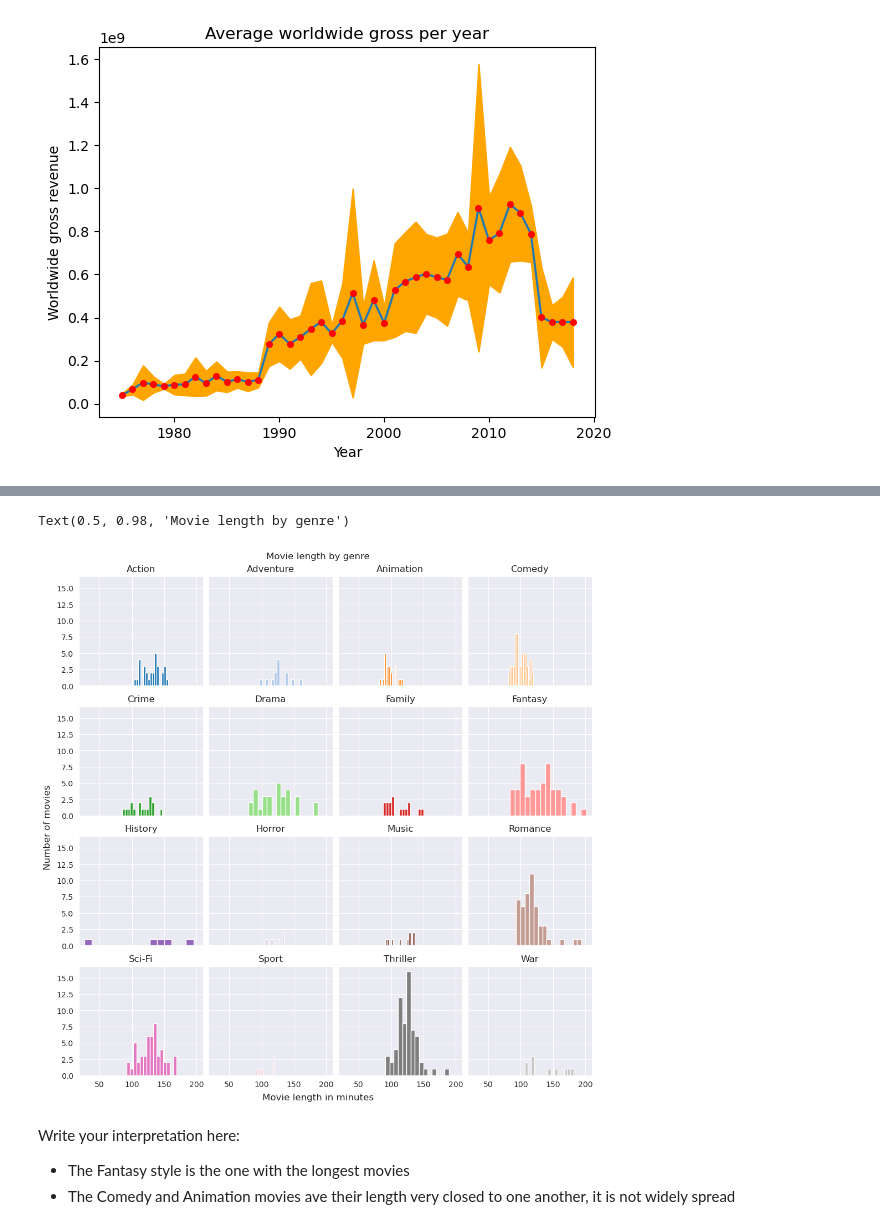
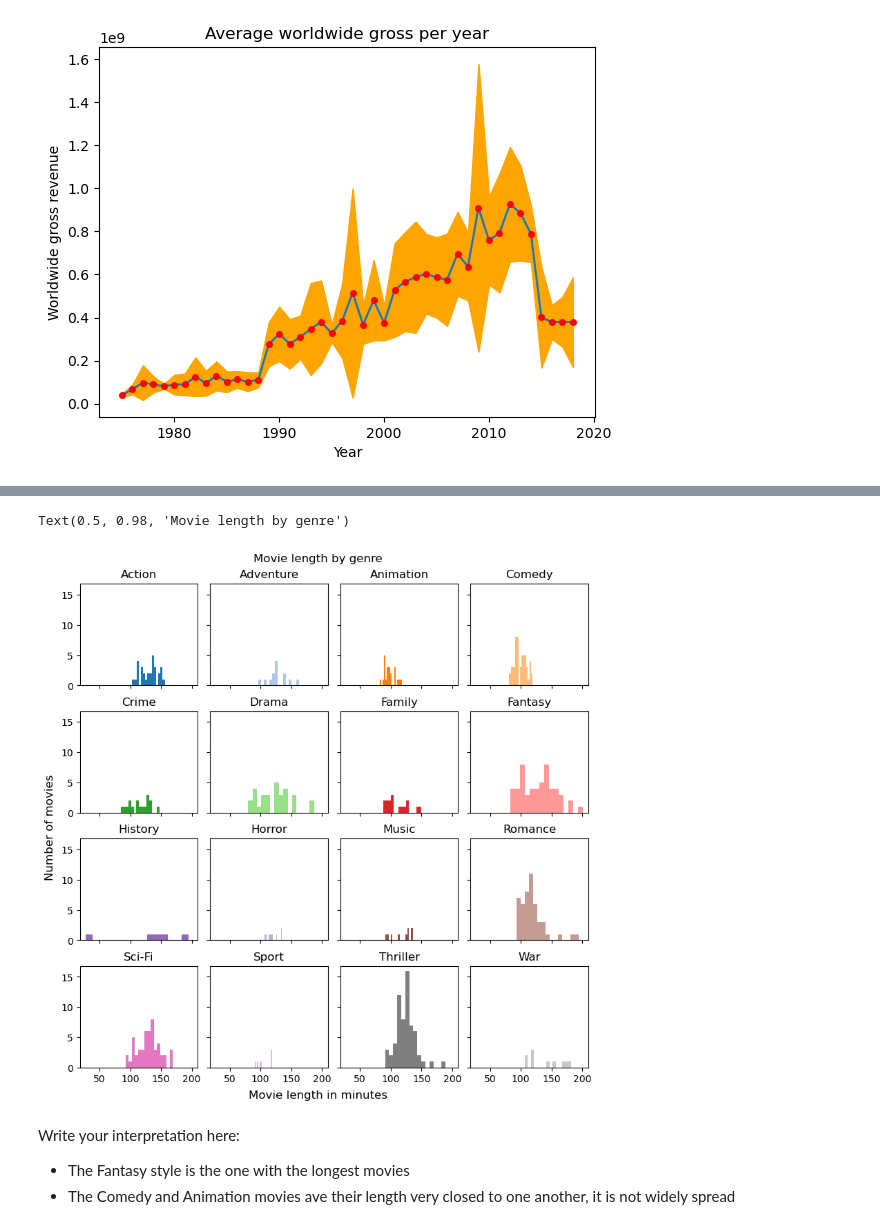
Before and after one commit to david-schroeter/ADA_2023, a Jupyter notebook: Exercises/02 - Data viz and data from the web/Becoming a DataVizard exercise.ipynb, the cells around one changed output, grey strips where cells are left out. Cells and saved outputs as stored; diff of their text form; code cells hidden in the pictures.

```diff
--- a/Exercises/02 - Data viz and data from the web/Becoming a DataVizard exercise.ipynb
+++ b/Exercises/02 - Data viz and data from the web/Becoming a DataVizard exercise.ipynb
@@ -51,6 +51,9 @@ commune_pop = pd.read_excel(data_folder+'communes_pop.xls',skiprows=5,skipfooter
                                                      'variation_ratio'])
 
 pop_per_commune = commune_pop[[name.startswith('......') for name in commune_pop.commune]].copy()
+
+#reset default settings matplotlib
+plt.style.use('default')
 # %% [markdown]
 ### Note:
 #### In case you have trouble opening the "communes_pop.xls" file, try installing an input library: "pip install openpyxl"
@@ -232,22 +236,22 @@ Text(0.5, 1.0, 'Average worldwide gross per year')
 movies_by_genre_length = movies.groupby(movies.Main_Genre)
 # %%
 # Write your code to make 4x4 panel here
-fig, ax = plt.subplots(4, 4, constrained_layout = True, sharex = True, sharey = True)
+fig, ax = plt.subplots(4, 4, constrained_layout = True, sharex = True, sharey = True, figsize=(8, 8))
 
 # get color palette
 colors = plt.get_cmap('tab20')
 
 for idx, (genre, group) in enumerate(movies_by_genre_length):
     ax_idx = (int(idx/4), idx % 4)
     ax[ax_idx].hist(group.length, bins=15, color=colors(idx))
     ax[ax_idx].set_title(genre)
 
 fig.supxlabel('Movie length in minutes')
 fig.supylabel('Number of movies')
 fig.suptitle('Movie length by genre')
 # %% [output]
 Text(0.5, 0.98, 'Movie length by genre')
-[figure, old version]
+[figure, new version]
 # %% [markdown]
 Write your interpretation here:
 
```
Also changed, not shown: parts of 18 cells of this notebook.
